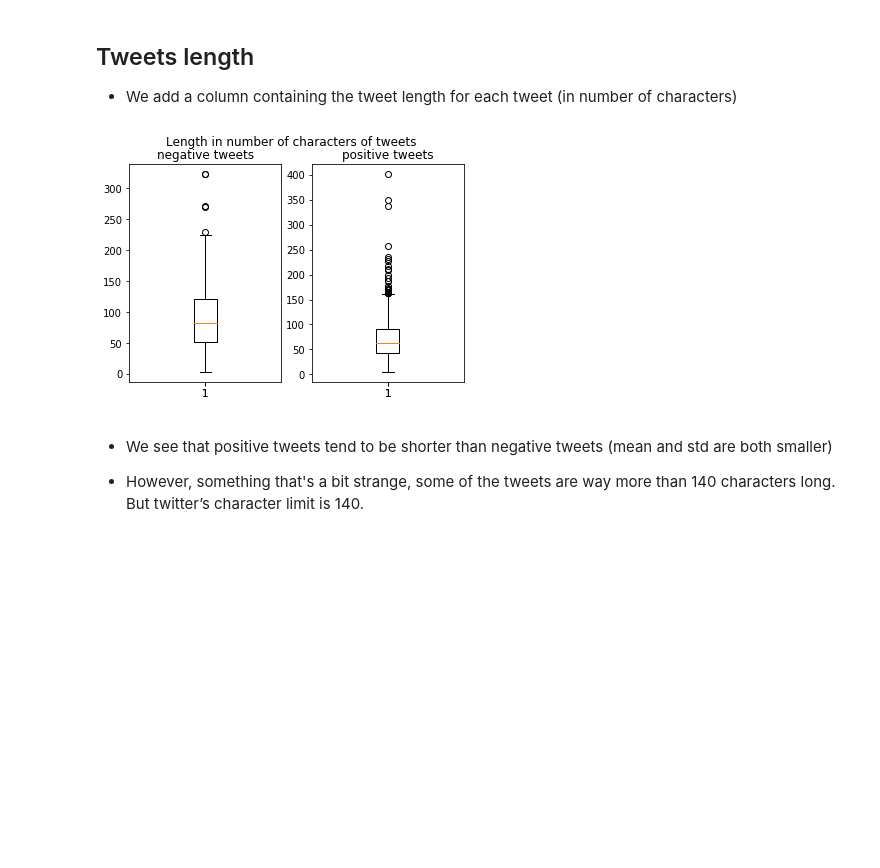
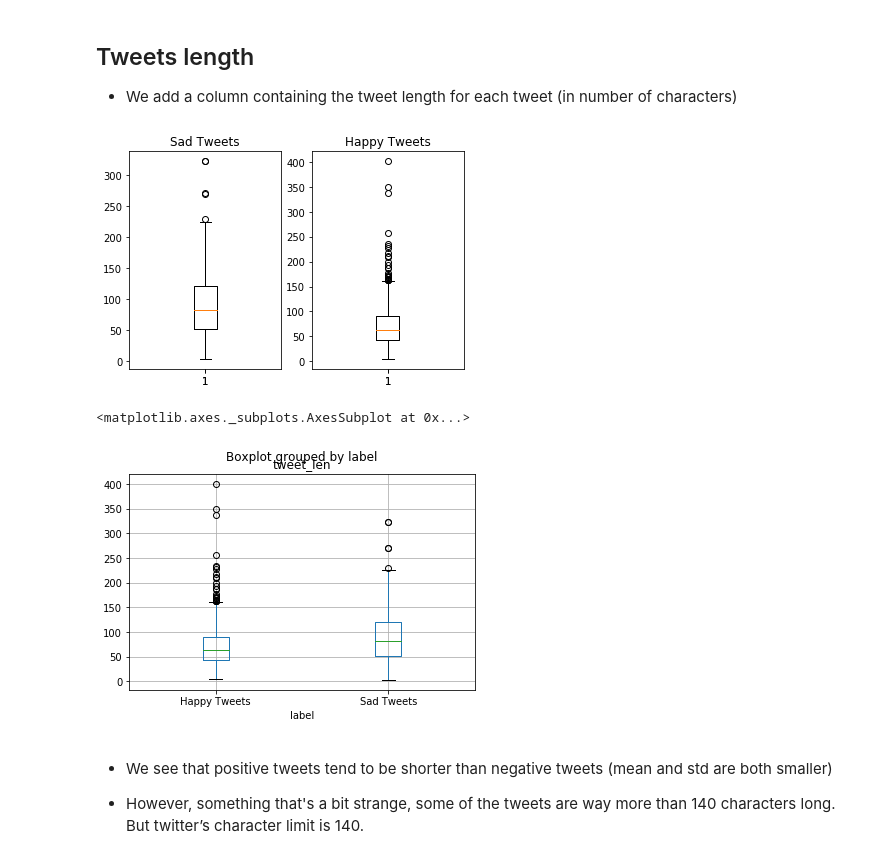
Before and after one commit to zeineb12/tweet_classification, a Jupyter notebook: Zeineb_notebook.ipynb, the cells around one changed output. Saved outputs shown, nothing was run; the diff lists cells and outputs as text; code cells hidden in the pictures; blank space fills up the shorter version.

```diff
--- a/Zeineb_notebook.ipynb
+++ b/Zeineb_notebook.ipynb
@@ -81,23 +95,27 @@ We see that the dataset is balanced
 ## Tweets length
 * We add a column containing the tweet length for each tweet (in number of characters)
 # %%
-train_neg['tweet_len'] = [len(t) for t in train_neg.tweet]
-train_pos['tweet_len'] = [len(t) for t in train_pos.tweet]
+train_set['tweet_len'] = [len(t) for t in train_set.tweet]
 # %%
 fig, axs = plt.subplots(nrows=1, ncols=2, sharex=True)
 
 ax = axs[0]
 ax.boxplot(train_neg.tweet_len, whis=1.5)
-ax.set_title('negative tweets')
+ax.set_title('Sad Tweets')
 
 ax = axs[1]
 ax.boxplot(train_pos.tweet_len, whis=1.5)
-ax.set_title('positive tweets')
+ax.set_title('Happy Tweets')
 
-fig.suptitle('Length in number of characters of tweets')
+#fig.suptitle('Length in number of characters of the tweets provided')
+#plt.savefig('boxplots.png')
 plt.show()
+train_set['label']= ['Happy Tweets' if x==1 else 'Sad Tweets' for x in train_set['label']]
+train_set.boxplot(column='tweet_len',by='label')
 # %% [output]
-[figure, old version]
+[figure, new version]
+<matplotlib.axes._subplots.AxesSubplot at 0x...>
+[figure, added]
 # %% [markdown]
 * We see that positive tweets tend to be shorter than negative tweets (mean and std are both smaller)
 
```
Also changed, not shown: parts of 26 cells of this notebook, 33 other files.
